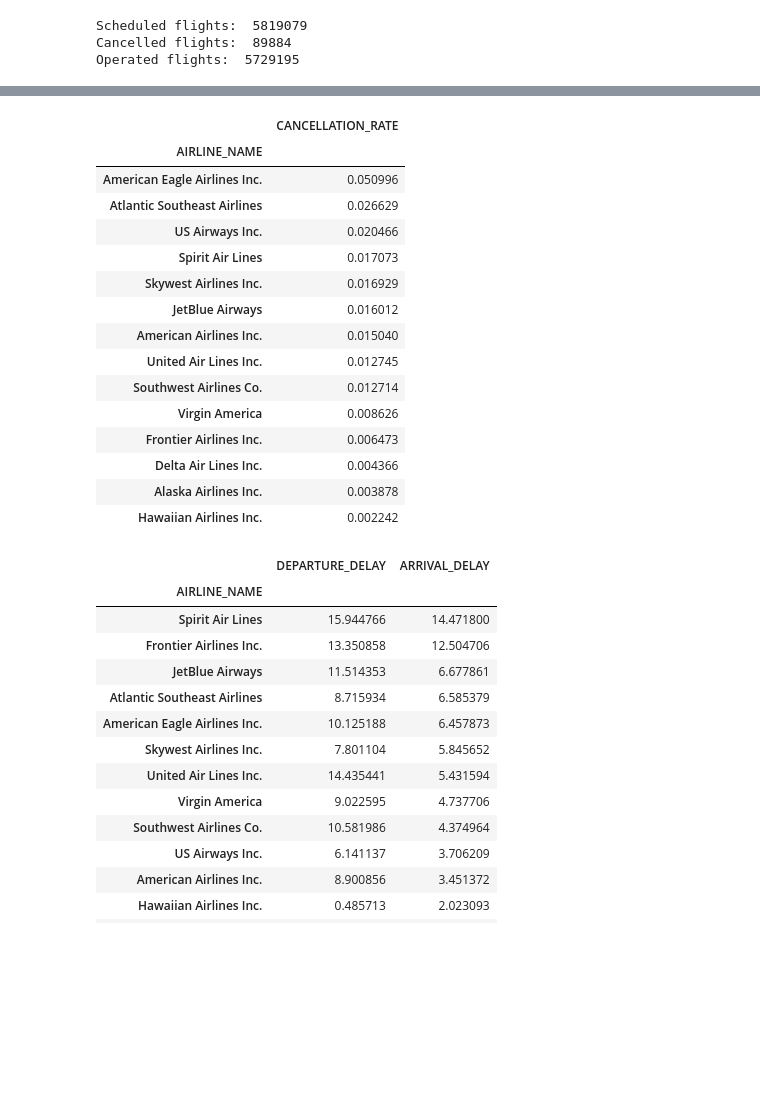
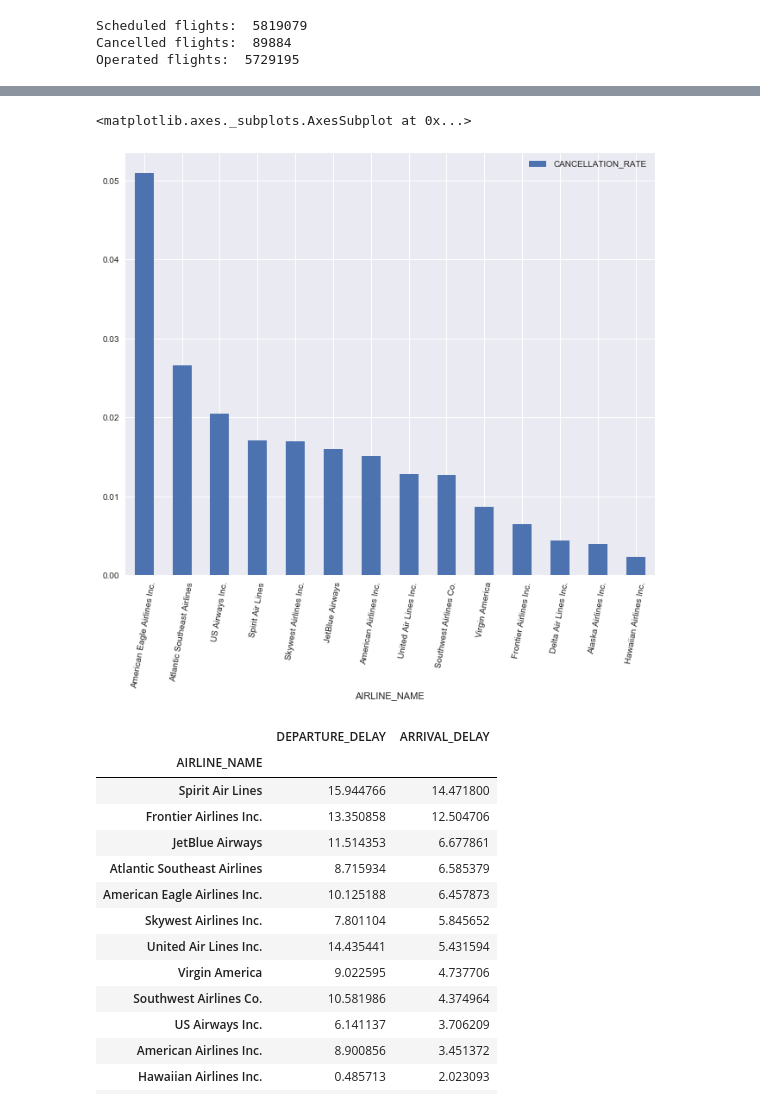
Before and after one commit to jts550/Flight-Delays-DSGA-1007, a Jupyter notebook: Flight_Data.ipynb, the cells around one changed output, grey strips where cells are left out. Drawn from its saved outputs; the diff is of its cells as text; code cells hidden in the pictures; blank space fills up the shorter version.

```diff
--- a/Flight_Data.ipynb
+++ b/Flight_Data.ipynb
@@ -39,24 +71,10 @@ Operated flights:  5729195
 # %%
-#MEAN FLIGHTS CANCELLATION
+#AVERAGE AIRLINE CANCELLATION RATE FROM HIGHEST TO LOWEST
 
 df_cancel = pd.DataFrame({'CANCELLATION_RATE' : flights.groupby(['AIRLINE_NAME'])['CANCELLED'].mean()})
 df_cancel.sort_values('CANCELLATION_RATE', ascending=False, inplace=True)
-df_cancel
+df_cancel.plot.bar(legend=True,figsize = (11,9), rot=80)
 # %% [output]
-|  | CANCELLATION_RATE |
-| AIRLINE_NAME |  |
-| American Eagle Airlines Inc. | 0.050996 |
-| Atlantic Southeast Airlines | 0.026629 |
-| US Airways Inc. | 0.020466 |
-| Spirit Air Lines | 0.017073 |
-| Skywest Airlines Inc. | 0.016929 |
-| JetBlue Airways | 0.016012 |
-| American Airlines Inc. | 0.015040 |
-| United Air Lines Inc. | 0.012745 |
-| Southwest Airlines Co. | 0.012714 |
-| Virgin America | 0.008626 |
-| Frontier Airlines Inc. | 0.006473 |
-| Delta Air Lines Inc. | 0.004366 |
-| Alaska Airlines Inc. | 0.003878 |
-| Hawaiian Airlines Inc. | 0.002242 |
+<matplotlib.axes._subplots.AxesSubplot at 0x...>
+[figure, added]
 # %%
```
Also changed, not shown: parts of 8 cells of this notebook.
